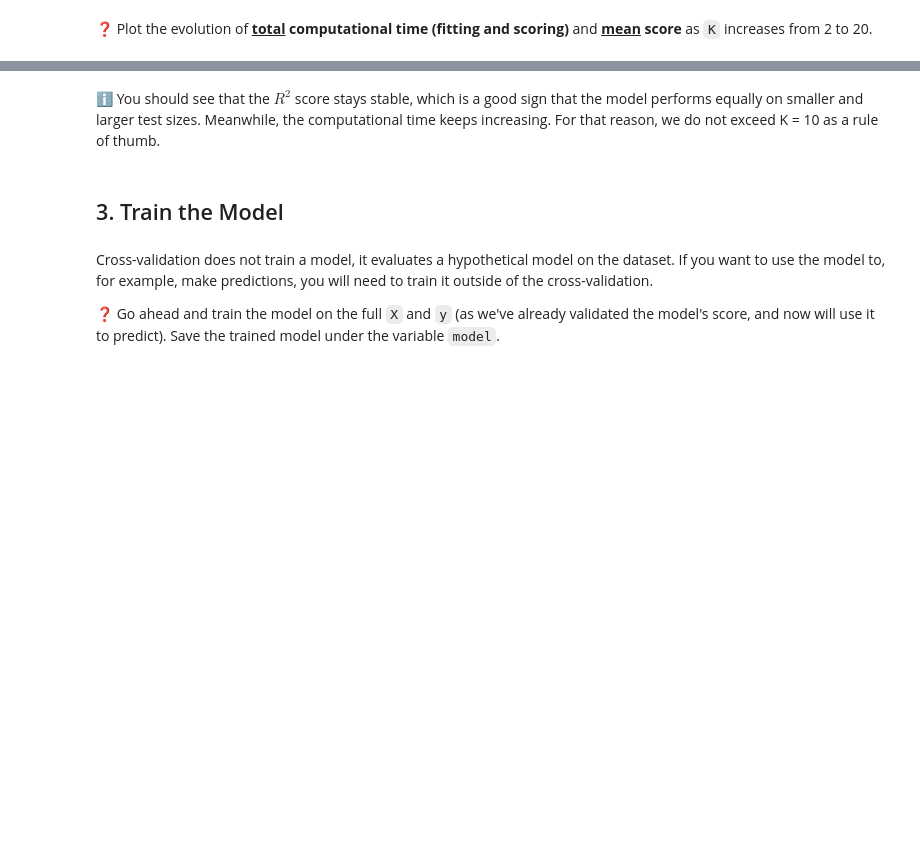
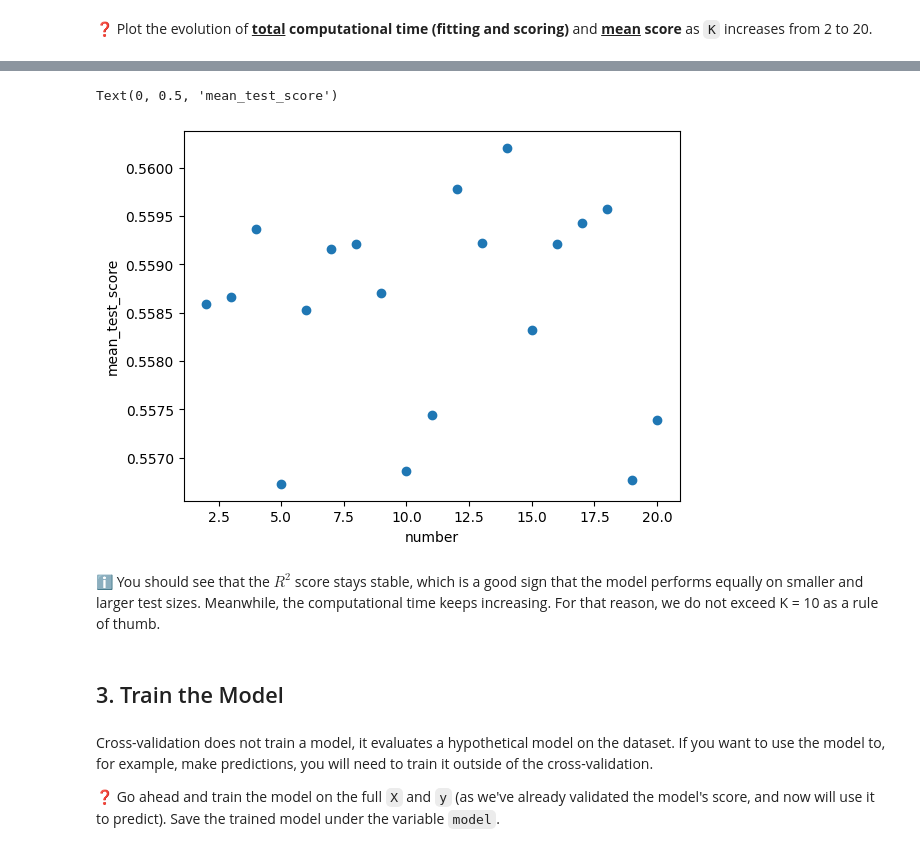
Before and after one commit to ParissaPeimaniyfard/data-linear-regression, a Jupyter notebook: Linear_Regression.ipynb, the cells around one changed output, grey strips where cells are left out. Drawn from its saved outputs; the diff is of its cells as text; code cells hidden in the pictures; blank space fills up the shorter version.

```diff
--- a/Linear_Regression.ipynb
+++ b/Linear_Regression.ipynb
@@ -114,3 +181,19 @@ print(result.check())
+# %%
+number= np.arange(2,21,1)
+mean_test_score=[]
+model= LinearRegression()
+for num in number:
+    cv_results= cross_validate(model, X, y, cv=num)
+    mean= cv_results['test_score'].mean()
+    mean_test_score.append(mean)
+tot_fit_time=np.array(tot_fit_time)
+# tot_fit_time
+plt.scatter(x=number, y=tot_test_score)
+plt.xlabel('number')
+plt.ylabel('mean_test_score')
+# %% [output]
+Text(0, 0.5, 'mean_test_score')
+[figure, added]
 # %% [markdown]
 ℹ️ You should see that the $R^2$ score stays stable, which is a good sign that the model performs equally on smaller and larger test sizes. Meanwhile, the computational time keeps increasing. For that reason, we do not exceed K = 10 as a rule of thumb.
 # %% [markdown]
```
Also changed, not shown: parts of 16 cells of this notebook, 1 other file.
